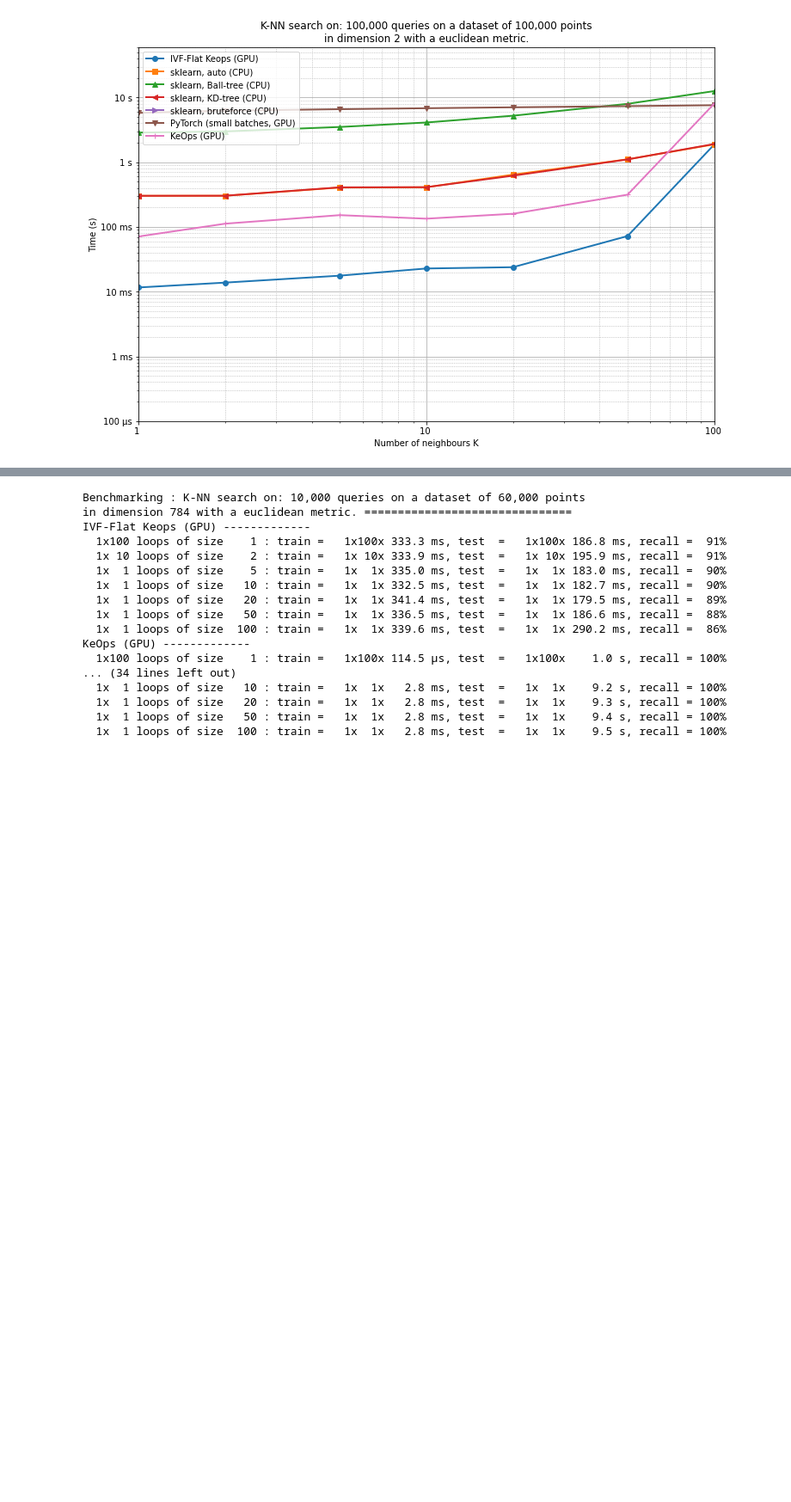
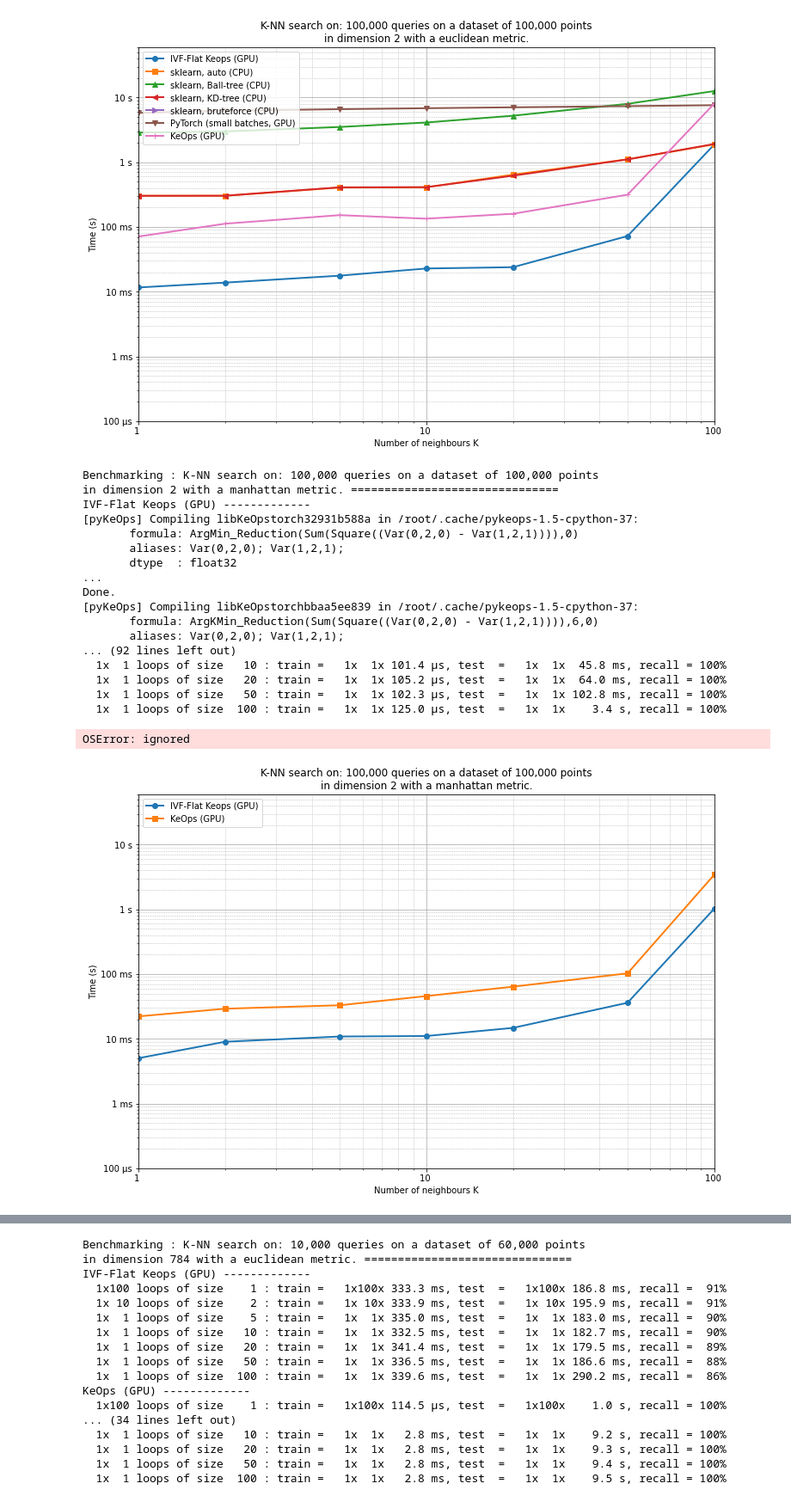
Before and after one commit to huddyyeo/keops_project, a Jupyter notebook: KNN/benchmarking/plot_benchmark_KNN.ipynb, the cells around one changed output, grey strips where cells are left out. Shown at 86% size. Cells and saved outputs as stored; diff of their text form; code cells hidden in the pictures; blank space fills up the shorter version.

Commit message:
added angular and manhattan random data benchmarks

```diff
--- a/KNN/benchmarking/plot_benchmark_KNN.ipynb
+++ b/KNN/benchmarking/plot_benchmark_KNN.ipynb
@@ -562,11 +562,11 @@ def run_KNN_benchmark(name=None,**kwargs):
     routines = [
         (ivf_flat, "IVF-Flat Keops (GPU)", {}),
         (KNN_KeOps, "KeOps (GPU)", {}),
-        (KNN_faiss_gpu_Flat, "FAISS-Flat (GPU)", {}),
-        (KNN_faiss_gpu_IVFFlat_fast, "FAISS-IVF-Flat (GPU, nprobe=1)", {}),
-        (KNN_faiss_gpu_IVFFlat_slow, "FAISS-IVF-Flat (GPU, nprobe=40)", {}),
+        # (KNN_faiss_gpu_Flat, "FAISS-Flat (GPU)", {}),
+        # (KNN_faiss_gpu_IVFFlat_fast, "FAISS-IVF-Flat (GPU, nprobe=1)", {}),
+        # (KNN_faiss_gpu_IVFFlat_slow, "FAISS-IVF-Flat (GPU, nprobe=40)", {}),
         # (KNN_torch, "PyTorch (GPU)", {}),
-        (KNN_torch_batch_loop, "PyTorch  (small batches, GPU)", {}),
+        # (KNN_torch_batch_loop, "PyTorch  (small batches, GPU)", {}),
         # (KNN_JAX_batch_loop, "JAX (small batches, GPU)", {}),
         # (KNN_faiss_HNSW_fast, "FAISS-HNSW (CPU, M=4)", {}),
         # (KNN_faiss_HNSW_slow, "FAISS-HNSW (CPU, M=36)", {}),
@@ -611,3 +611,25 @@ IVF-Flat Keops (GPU) -------------
   1x  1 loops of size  100 : train =   1x  1x 152.4 µs, test  =   1x  1x    8.0 s, recall = 100%
 OSError: ignored
 [figure]
+# %%
+run_KNN_benchmark(metric='manhattan',ntrain=10**5,ntest=10**5,d=2)
+# %% [output]
+Benchmarking : K-NN search on: 100,000 queries on a dataset of 100,000 points
+in dimension 2 with a manhattan metric. ===============================
+IVF-Flat Keops (GPU) -------------
+[pyKeOps] Compiling libKeOpstorch32931b588a in /root/.cache/pykeops-1.5-cpython-37:
+       formula: ArgMin_Reduction(Sum(Square((Var(0,2,0) - Var(1,2,1)))),0)
+       aliases: Var(0,2,0); Var(1,2,1);
+       dtype  : float32
+...
+Done.
+[pyKeOps] Compiling libKeOpstorchbbaa5ee839 in /root/.cache/pykeops-1.5-cpython-37:
+       formula: ArgKMin_Reduction(Sum(Square((Var(0,2,0) - Var(1,2,1)))),6,0)
+       aliases: Var(0,2,0); Var(1,2,1);
+... (92 lines left out)
+  1x  1 loops of size   10 : train =   1x  1x 101.4 µs, test  =   1x  1x  45.8 ms, recall = 100%
+  1x  1 loops of size   20 : train =   1x  1x 105.2 µs, test  =   1x  1x  64.0 ms, recall = 100%
+  1x  1 loops of size   50 : train =   1x  1x 102.3 µs, test  =   1x  1x 102.8 ms, recall = 100%
+  1x  1 loops of size  100 : train =   1x  1x 125.0 µs, test  =   1x  1x    3.4 s, recall = 100%
+OSError: ignored
+[figure, added]
```
Also changed, not shown: parts of 2 cells of this notebook.
